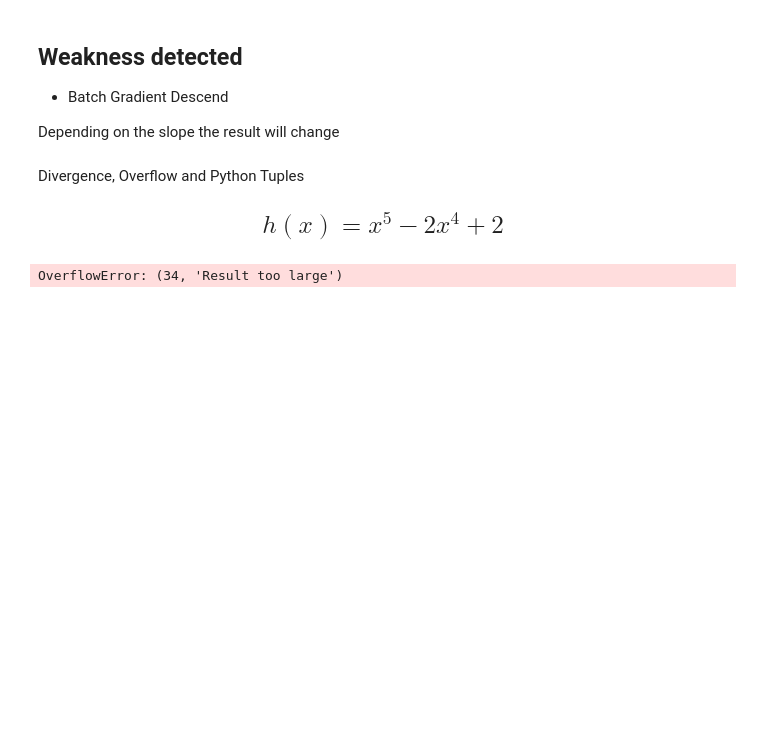
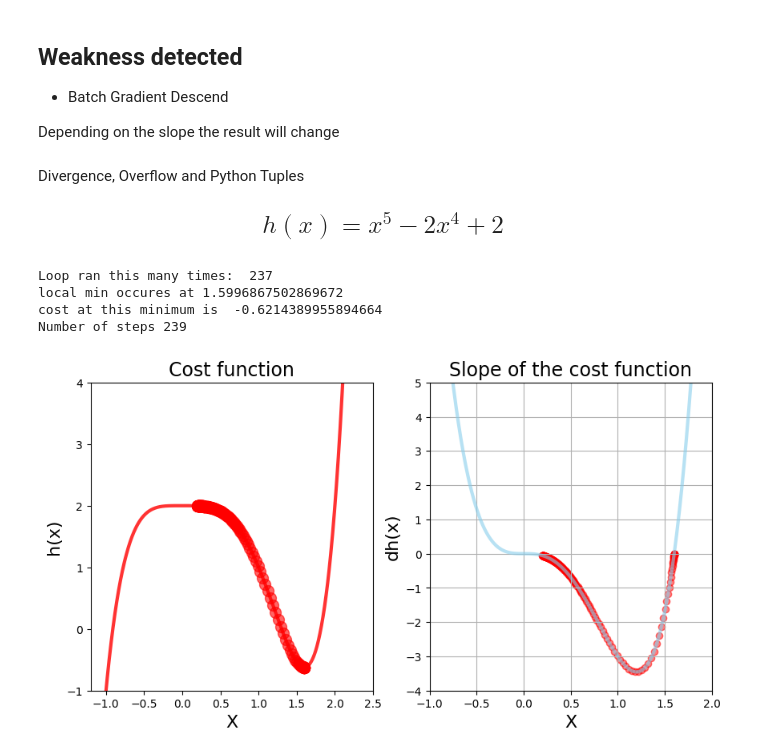
Before and after one commit to latheeshvm/DS-ML, a Jupyter notebook: Gradient Decend/gradient_decend.ipynb, the cells around one changed output. Cells and saved outputs as stored; diff of their text form; code cells hidden in the pictures; blank space fills up the shorter version.

```diff
--- a/Gradient Decend/gradient_decend.ipynb
+++ b/Gradient Decend/gradient_decend.ipynb
@@ -285,43 +287,48 @@ def dh(x):
 # %%
-#Calling gradient descent function
+# Calling gradient descent function
 
-local_min, list_x, deriv_list = gradient_decent(dh, -0.2, 0.01, 0.0001, max_iter=10)
-plt.figure(figsize=[10,5])
+local_min, list_x, deriv_list = gradient_decent(
+    dh, 0.2, 0.01, 0.0001, max_iter=500)
+plt.figure(figsize=[10, 5])
 
 
-#1 chart cost function
-plt.subplot(1,2,1)
+# 1 chart cost function
+plt.subplot(1, 2, 1)
 
-plt.xlim(-1.2,2.5)
-plt.ylim(-1,4)
+plt.xlim(-1.2, 2.5)
+plt.ylim(-1, 4)
 
-plt.title('Cost function', fontsize = 17)
-plt.xlabel('X', fontsize = 16)
-plt.ylabel('h(x)', fontsize = 16)
+plt.title('Cost function', fontsize=17)
+plt.xlabel('X', fontsize=16)
+plt.ylabel('h(x)', fontsize=16)
 
 
-plt.plot(x_3, h(x_3), color="red", linewidth = 3, alpha=0.8)
+plt.plot(x_3, h(x_3), color="red", linewidth=3, alpha=0.8)
 plt.scatter(list_x, h(np.array(list_x)), color="red", s=100, alpha=0.6)
 
 
-#2 derivative function
+# 2 derivative function
 
-plt.subplot(1,2,2)
+plt.subplot(1, 2, 2)
 
-plt.title("Slope of the cost function", fontsize =17)
+plt.title("Slope of the cost function", fontsize=17)
 plt.xlabel('X', fontsize=16)
-plt.ylabel('dh(x)', fontsize=16 )
+plt.ylabel('dh(x)', fontsize=16)
 
 plt.grid()
-plt.xlim(-1,2)
+plt.xlim(-1, 2)
 plt.ylim(-4, 5)
 
-plt.plot(x_3, dh(x_3), color="skyblue", linewidth= 3, alpha=0.6)
-plt.scatter(list_x, deriv_list, color="red",alpha=0.5)
+plt.plot(x_3, dh(x_3), color="skyblue", linewidth=3, alpha=0.6)
+plt.scatter(list_x, deriv_list, color="red", alpha=0.5)
 
 
 print('local min occures at', local_min)
 print('cost at this minimum is ', h(local_min))
 print('Number of steps', len(list_x))
 # %% [output]
-OverflowError: (34, 'Result too large')
+Loop ran this many times:  237
+local min occures at 1.5996867502869672
+cost at this minimum is  -0.6214389955894664
+Number of steps 239
+[figure, added]
```
Also changed, not shown: parts of 17 cells of this notebook.
